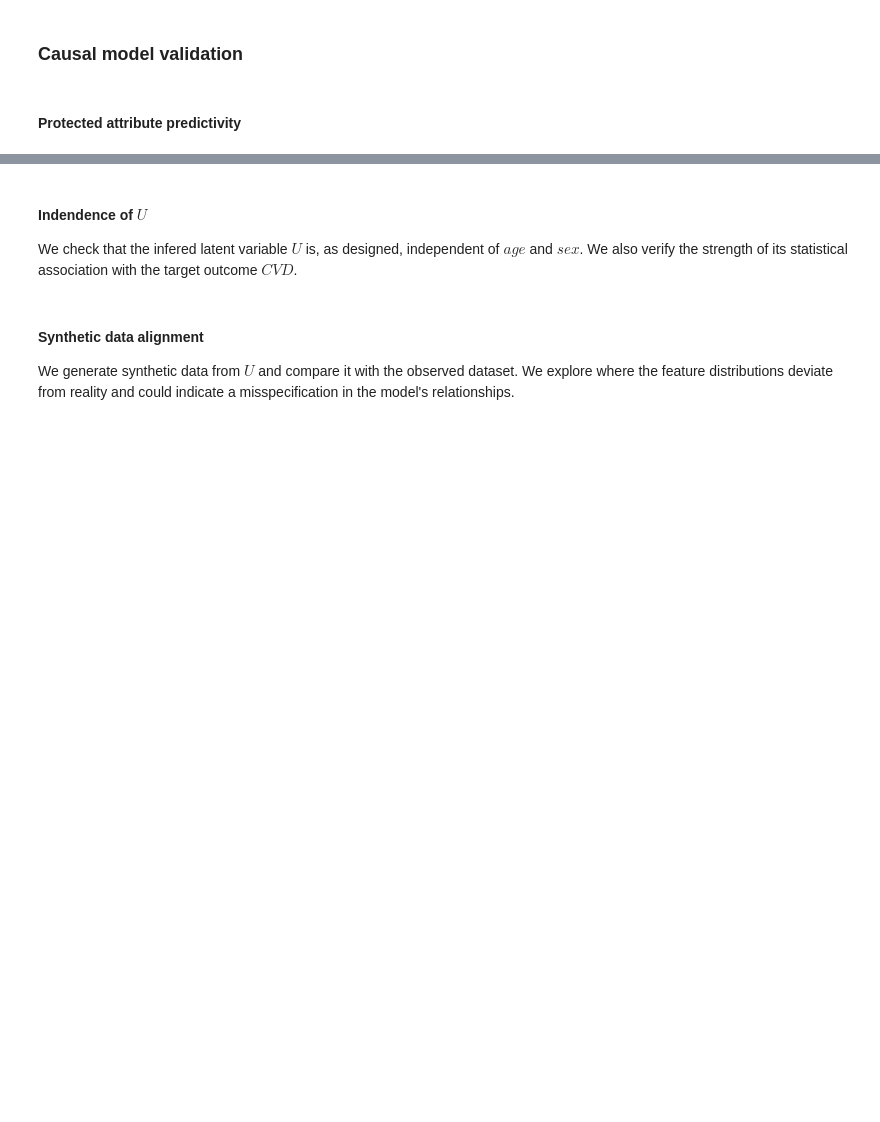
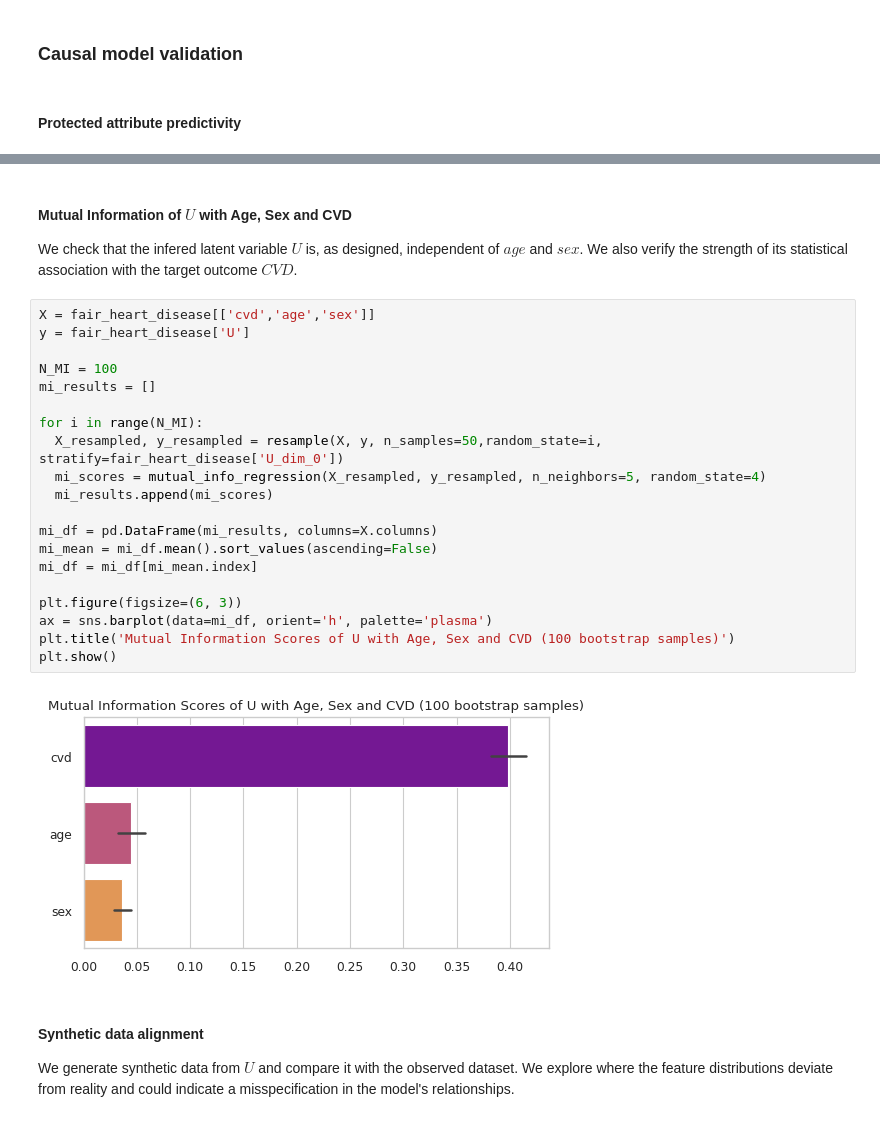
Before and after one commit to LuSyo/Health-ML-Bias-Experiments, a Jupyter notebook: notebooks/02_CAD_counterfactual_fairness.ipynb, the cells around one changed output, grey strips where cells are left out. Drawn from its saved outputs; the diff is of its cells as text; blank space fills up the shorter version.

```diff
--- a/notebooks/02_CAD_counterfactual_fairness.ipynb
+++ b/notebooks/02_CAD_counterfactual_fairness.ipynb
@@ -726,6 +721,28 @@ Baseline mean ROC AUC of sex predictor: 0.590 (std. dev. 0.052)
 # %% [markdown]
-#### Indendence of $U$
+#### Mutual Information of $U$ with Age, Sex and CVD
 We check that the infered latent variable $U$ is, as designed, independent of $age$ and $sex$. We also verify the strength of its statistical association with the target outcome $CVD$.
+# %%
+X = fair_heart_disease[['cvd','age','sex']]
+y = fair_heart_disease['U']
+
+N_MI = 100
+mi_results = []
+
+for i in range(N_MI):
+  X_resampled, y_resampled = resample(X, y, n_samples=50,random_state=i, stratify=fair_heart_disease['U_dim_0'])
+  mi_scores = mutual_info_regression(X_resampled, y_resampled, n_neighbors=5, random_state=4)
+  mi_results.append(mi_scores)
+
+mi_df = pd.DataFrame(mi_results, columns=X.columns)
+mi_mean = mi_df.mean().sort_values(ascending=False)
+mi_df = mi_df[mi_mean.index]
+
+plt.figure(figsize=(6, 3))
+ax = sns.barplot(data=mi_df, orient='h', palette='plasma')
+plt.title('Mutual Information Scores of U with Age, Sex and CVD (100 bootstrap samples)')
+plt.show()
+# %% [output]
+[figure, added]
 # %% [markdown]
 #### Synthetic data alignment
 We generate synthetic data from $U$ and compare it with the observed dataset. We explore where the feature distributions deviate from reality and could indicate a misspecification in the model's relationships.
```
Also changed, not shown: parts of 4 cells of this notebook.
